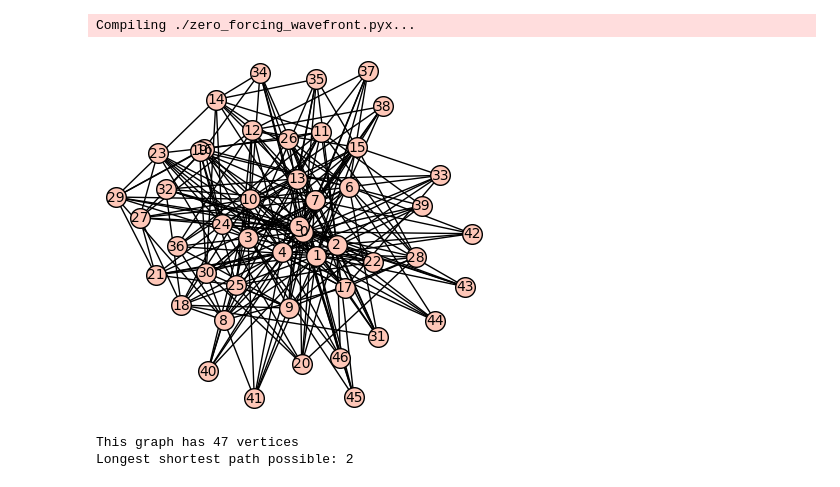
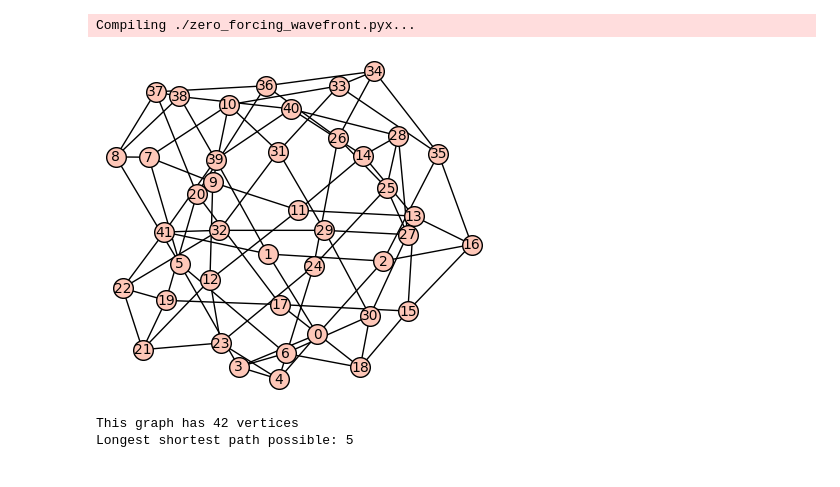
Before and after one commit to alexhutman/zftools, a Jupyter notebook: Ancient Code/AncientSageLibraryTest.ipynb, the cells around one changed output. Drawn from its saved outputs; the diff is of its cells as text; code cells hidden in the pictures.

```diff
--- a/Ancient Code/AncientSageLibraryTest.ipynb
+++ b/Ancient Code/AncientSageLibraryTest.ipynb
@@ -6,21 +6,21 @@ load('zero_forcing_wavefront.pyx')
 Compiling ./zero_forcing_wavefront.pyx...
 # %%
 # Set up a test graph H and display it if possible
-H = graphs.MycielskiGraph(6)
+#H = graphs.MycielskiGraph(6)
 #H = graphs.RobertsonGraph()
 #H = graphs.CoxeterGraph()
 #H = graphs.ClebschGraph()
 #H = graphs.BrinkmannGraph()
 #H = graphs.HeawoodGraph()
 #H = graphs.CirculantGraph(12,[2,3,4,6,-2,-3,-4])
 #H = graphs.HoffmanGraph().line_graph()
-#H = graphs.CoxeterGraph().line_graph()
+H = graphs.CoxeterGraph().line_graph()
 H.relabel()
 H.show()
 
 print "\nThis graph has", H.num_verts(), "vertices"
 print "Longest shortest path possible:", H.diameter()
 # %% [output]
-[figure, old version]
+[figure, new version]
-This graph has 47 vertices
-Longest shortest path possible: 2
+This graph has 42 vertices
+Longest shortest path possible: 5
```
Also changed, not shown: parts of 2 cells of this notebook, 3 other files.
